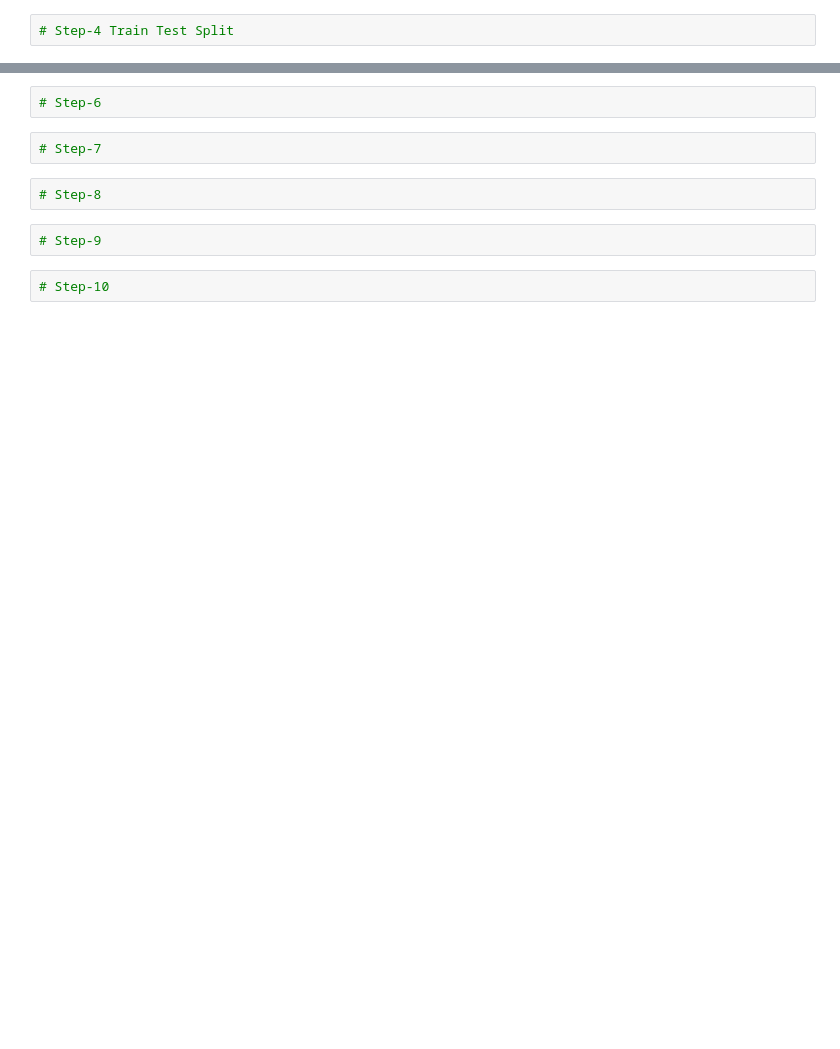
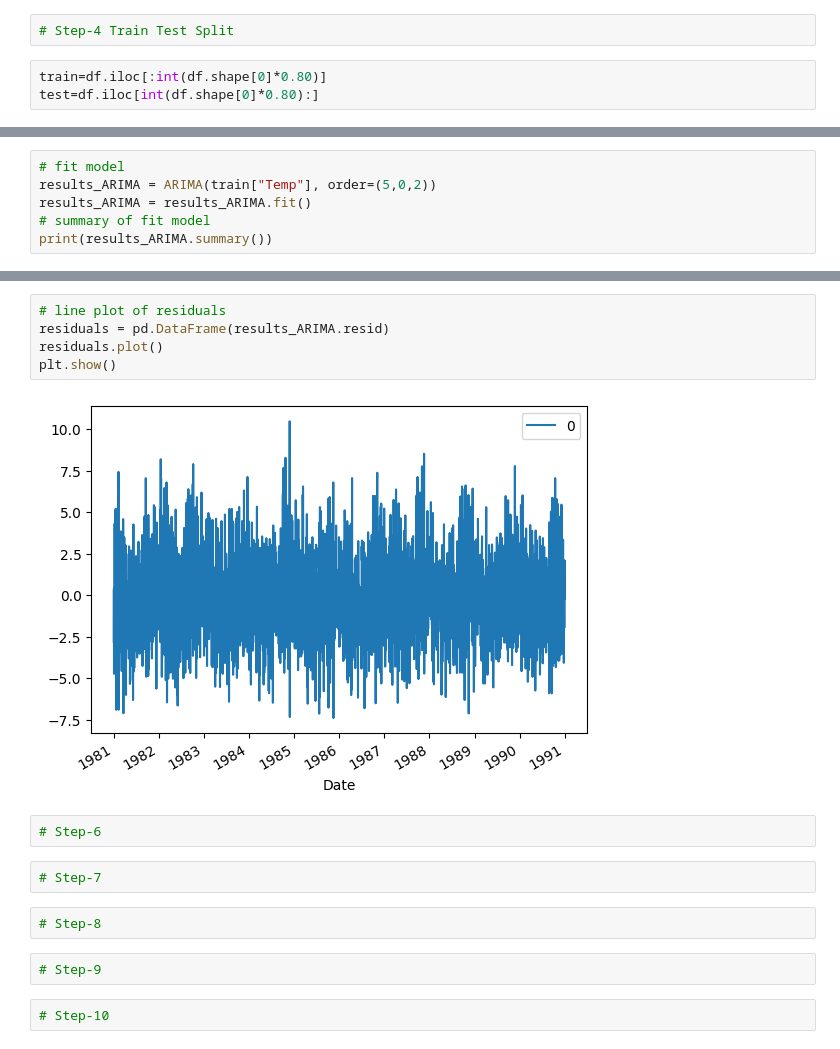
Before and after one commit to KhageshorGiri/Machine_Learning, a Jupyter notebook: Machine Learning/Module 9 - Time Series Analysis/Univariant_Forecasting.ipynb, the cells around one changed output, grey strips where cells are left out. Saved outputs shown, nothing was run; the diff lists cells and outputs as text; blank space fills up the shorter version.

Commit message:
building model

```diff
--- a/Machine Learning/Module 9 - Time Series Analysis/Univariant_Forecasting.ipynb
+++ b/Machine Learning/Module 9 - Time Series Analysis/Univariant_Forecasting.ipynb
@@ -233,2 +239,5 @@ adfuller_result_2
 # %%
 # Step-4 Train Test Split
+# %%
+train=df.iloc[:int(df.shape[0]*0.80)]
+test=df.iloc[int(df.shape[0]*0.80):]
@@ -236,0 +253,6 @@ adfuller_result_2
+# %%
+# fit model
+results_ARIMA = ARIMA(train["Temp"], order=(5,0,2))
+results_ARIMA = results_ARIMA.fit()
+# summary of fit model
+print(results_ARIMA.summary())
@@ -237,3 +284,10 @@ adfuller_result_2
+# %%
+# line plot of residuals
+residuals = pd.DataFrame(results_ARIMA.resid)
+residuals.plot()
+plt.show()
+# %% [output]
+[figure, added]
 # %%
 # Step-6
 # %%
```
Also changed, not shown: parts of 10 cells of this notebook.
